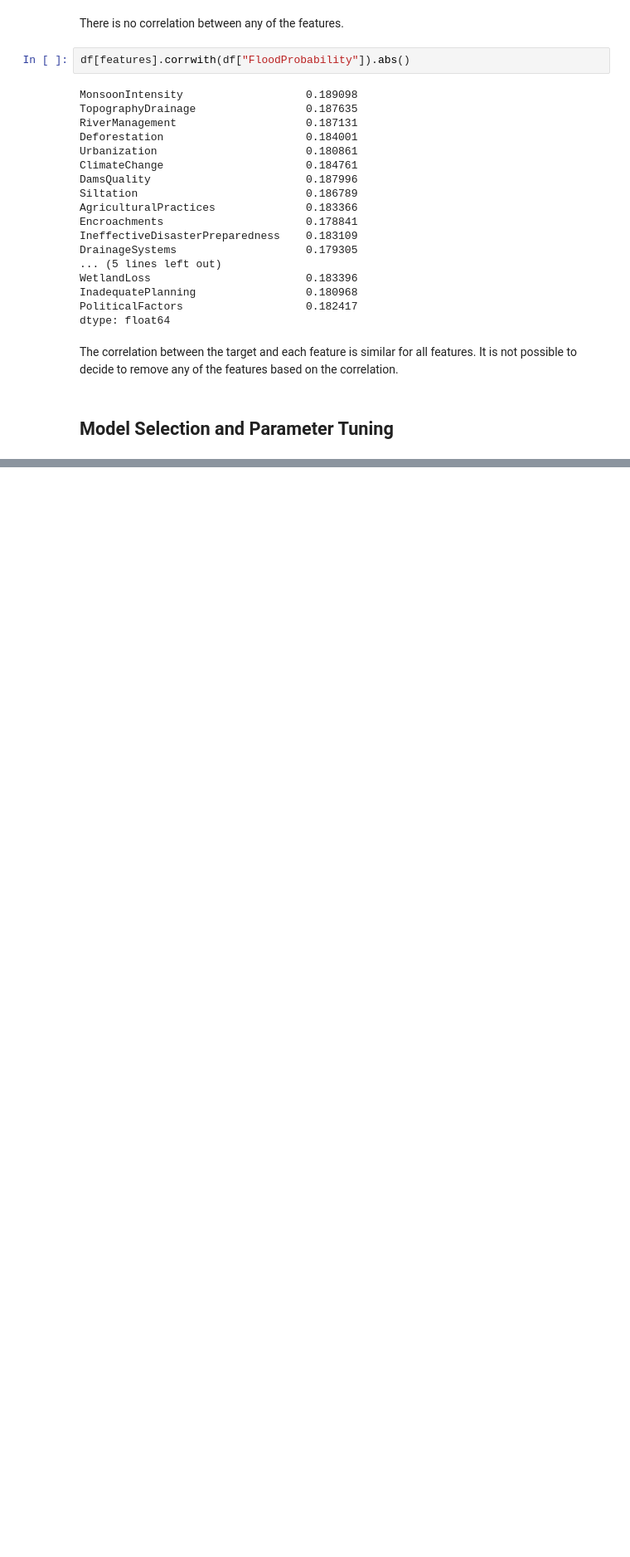
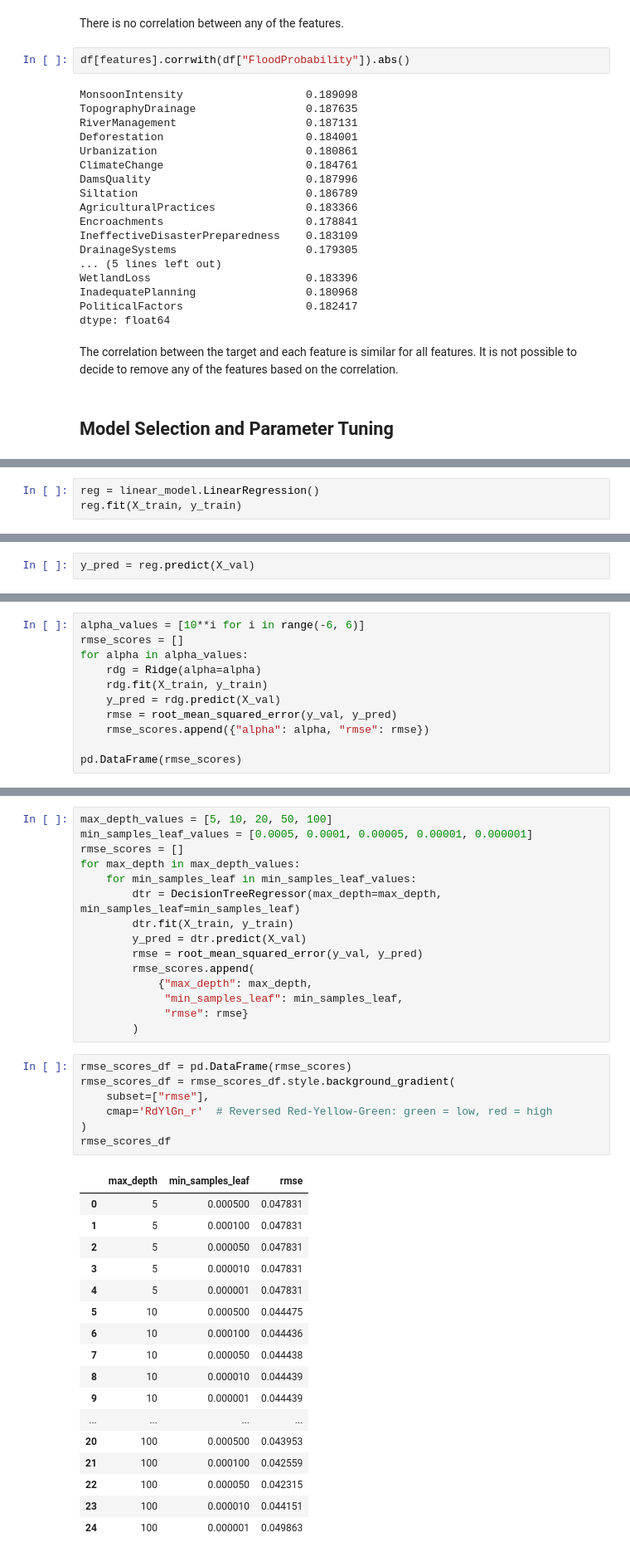
Before and after one commit to DavidVFitzGerald/flood-prediction-model, a Jupyter notebook: notebook.ipynb, the cells around one changed output, grey strips where cells are left out. Shown at 83% size. Saved outputs shown, nothing was run; the diff lists cells and outputs as text; blank space fills up the shorter version.

```diff
--- a/notebook.ipynb
+++ b/notebook.ipynb
@@ -181,0 +205,3 @@ The correlation between the target and each feature is similar for all features.
+# %%
+reg = linear_model.LinearRegression()
+reg.fit(X_train, y_train)
@@ -181,0 +213,2 @@ The correlation between the target and each feature is similar for all features.
+# %%
+y_pred = reg.predict(X_val)
@@ -181,0 +224,11 @@ The correlation between the target and each feature is similar for all features.
+# %%
+alpha_values = [10**i for i in range(-6, 6)]
+rmse_scores = []
+for alpha in alpha_values:
+    rdg = Ridge(alpha=alpha)
+    rdg.fit(X_train, y_train)
+    y_pred = rdg.predict(X_val)
+    rmse = root_mean_squared_error(y_val, y_pred)
+    rmse_scores.append({"alpha": alpha, "rmse": rmse})
+
+pd.DataFrame(rmse_scores)
@@ -181,0 +257,40 @@ The correlation between the target and each feature is similar for all features.
+# %%
+max_depth_values = [5, 10, 20, 50, 100]
+min_samples_leaf_values = [0.0005, 0.0001, 0.00005, 0.00001, 0.000001]
+rmse_scores = []
+for max_depth in max_depth_values:
+    for min_samples_leaf in min_samples_leaf_values:
+        dtr = DecisionTreeRegressor(max_depth=max_depth, min_samples_leaf=min_samples_leaf)
+        dtr.fit(X_train, y_train)
+        y_pred = dtr.predict(X_val)
+        rmse = root_mean_squared_error(y_val, y_pred)
+        rmse_scores.append(
+            {"max_depth": max_depth,
+             "min_samples_leaf": min_samples_leaf,
+             "rmse": rmse}
+        )
+# %%
+rmse_scores_df = pd.DataFrame(rmse_scores)
+rmse_scores_df = rmse_scores_df.style.background_gradient(
+    subset=["rmse"],
+    cmap='RdYlGn_r'  # Reversed Red-Yellow-Green: green = low, red = high
+)
+rmse_scores_df
+# %% [output]
+|  | max_depth | min_samples_leaf | rmse |
+| 0 | 5 | 0.000500 | 0.047831 |
+| 1 | 5 | 0.000100 | 0.047831 |
+| 2 | 5 | 0.000050 | 0.047831 |
+| 3 | 5 | 0.000010 | 0.047831 |
+| 4 | 5 | 0.000001 | 0.047831 |
+| 5 | 10 | 0.000500 | 0.044475 |
+| 6 | 10 | 0.000100 | 0.044436 |
+| 7 | 10 | 0.000050 | 0.044438 |
+| 8 | 10 | 0.000010 | 0.044439 |
+| 9 | 10 | 0.000001 | 0.044439 |
+| ... | ... | ... | ... |
+| 20 | 100 | 0.000500 | 0.043953 |
+| 21 | 100 | 0.000100 | 0.042559 |
+| 22 | 100 | 0.000050 | 0.042315 |
+| 23 | 100 | 0.000010 | 0.044151 |
+| 24 | 100 | 0.000001 | 0.049863 |
```
Also changed, not shown: parts of 31 cells of this notebook, 2 other files.
